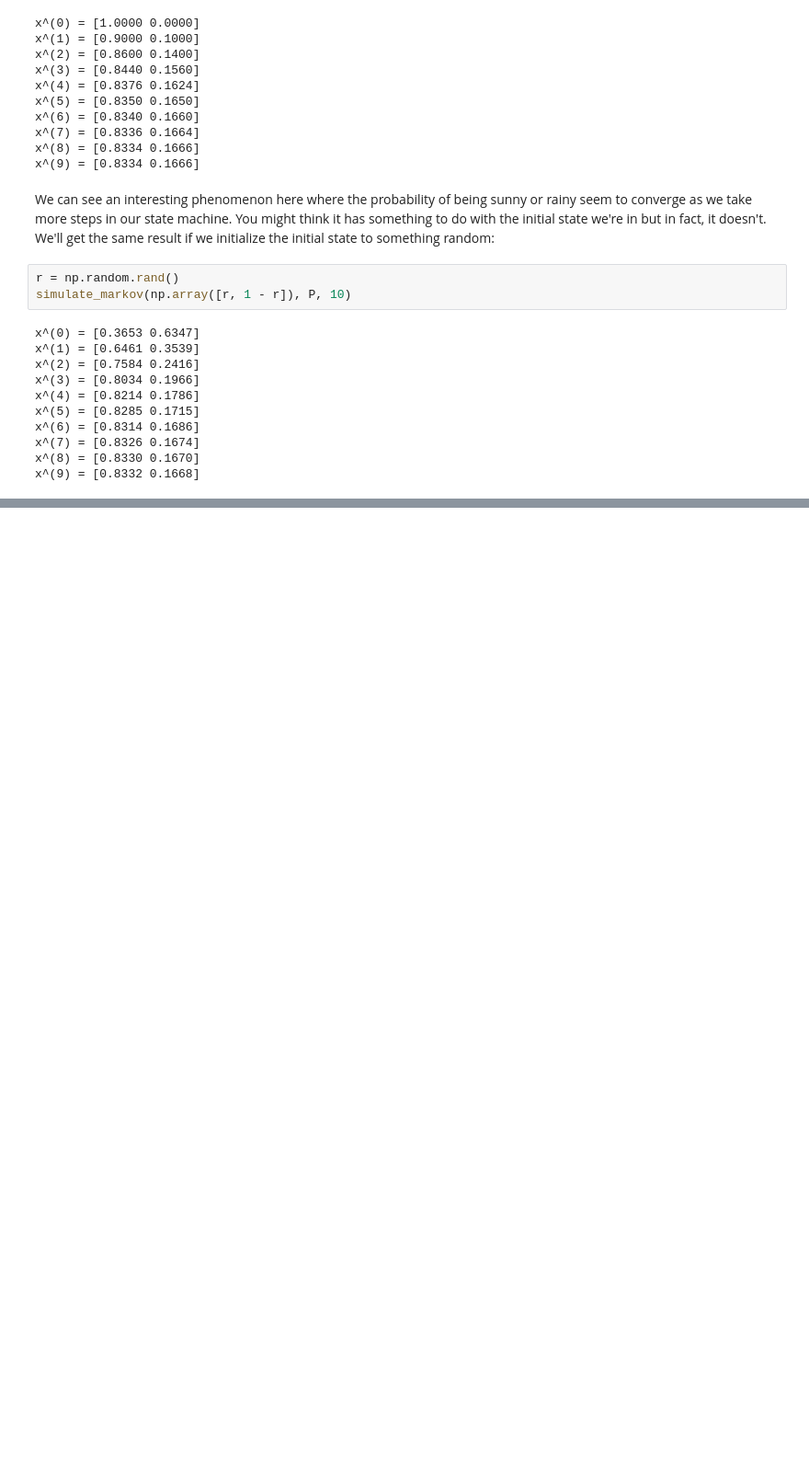
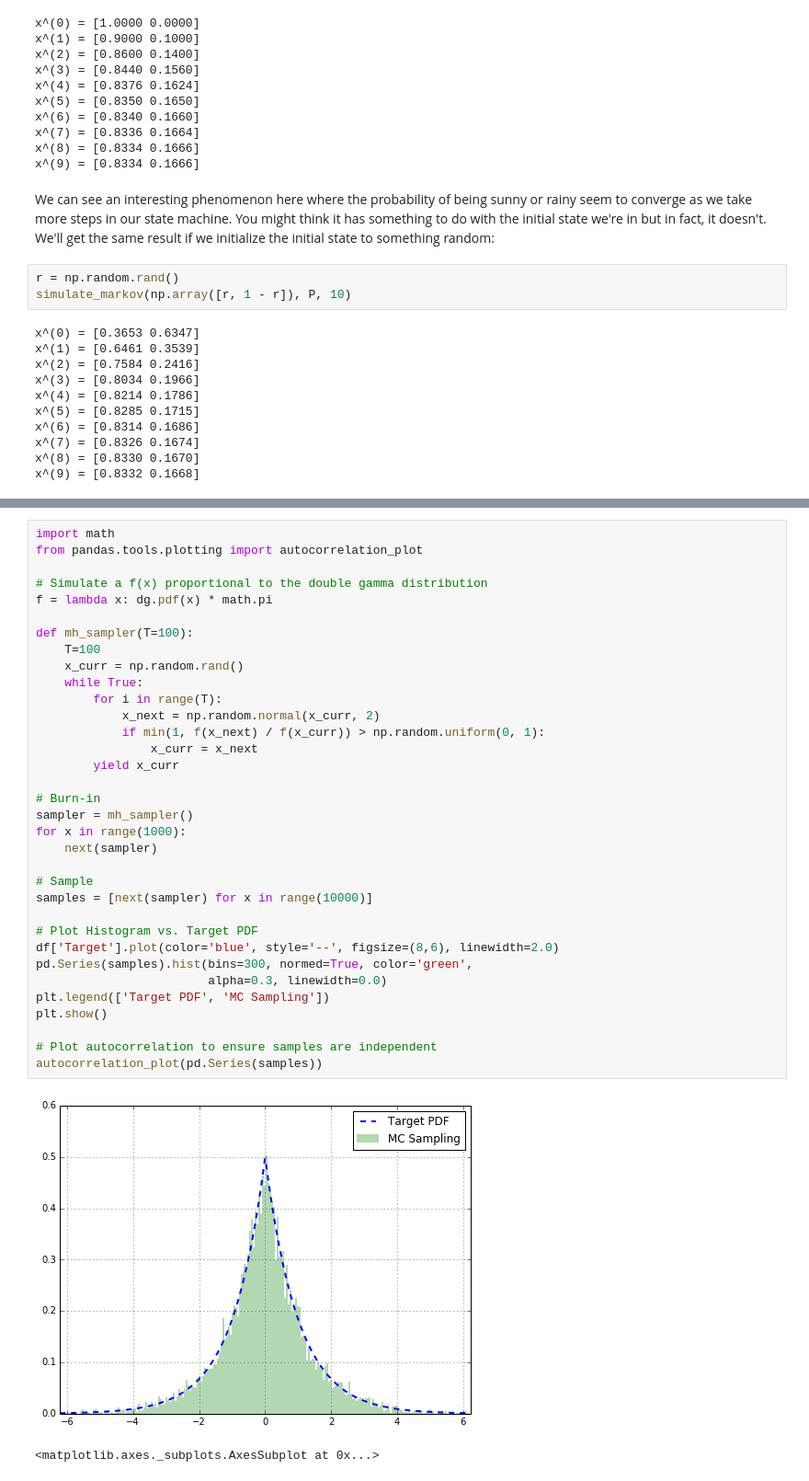
Before and after one commit to bjlkeng/bjlkeng.github.io, a Jupyter notebook: source/posts/markov-chain-monte-carlo-mcmc-and-the-metropolis-hastings-algorithm.ipynb, the cells around one changed output, grey strips where cells are left out. Shown at 92% size. Cells and saved outputs as stored; diff of their text form; blank space fills up the shorter version.

```diff
--- a/source/posts/markov-chain-monte-carlo-mcmc-and-the-metropolis-hastings-algorithm.ipynb
+++ b/source/posts/markov-chain-monte-carlo-mcmc-and-the-metropolis-hastings-algorithm.ipynb
@@ -209,0 +311,37 @@ plt.legend(['Target PDF', 'Rejection Sampling'])
+# %%
+import math
+from pandas.tools.plotting import autocorrelation_plot
+
+# Simulate a f(x) proportional to the double gamma distribution
+f = lambda x: dg.pdf(x) * math.pi
+
+def mh_sampler(T=100):
+    T=100
+    x_curr = np.random.rand()
+    while True:
+        for i in range(T):
+            x_next = np.random.normal(x_curr, 2)
+            if min(1, f(x_next) / f(x_curr)) > np.random.uniform(0, 1):
+                x_curr = x_next
+        yield x_curr
+
+# Burn-in
+sampler = mh_sampler()
+for x in range(1000):
+    next(sampler)
+
+# Sample
+samples = [next(sampler) for x in range(10000)]
+
+# Plot Histogram vs. Target PDF
+df['Target'].plot(color='blue', style='--', figsize=(8,6), linewidth=2.0)
+pd.Series(samples).hist(bins=300, normed=True, color='green',
+                        alpha=0.3, linewidth=0.0)
+plt.legend(['Target PDF', 'MC Sampling'])
+plt.show()
+
+# Plot autocorrelation to ensure samples are independent
+autocorrelation_plot(pd.Series(samples))
+# %% [output]
+[figure, added]
+<matplotlib.axes._subplots.AxesSubplot at 0x...>
```
Also changed, not shown: parts of 16 cells of this notebook, 1 other file.
